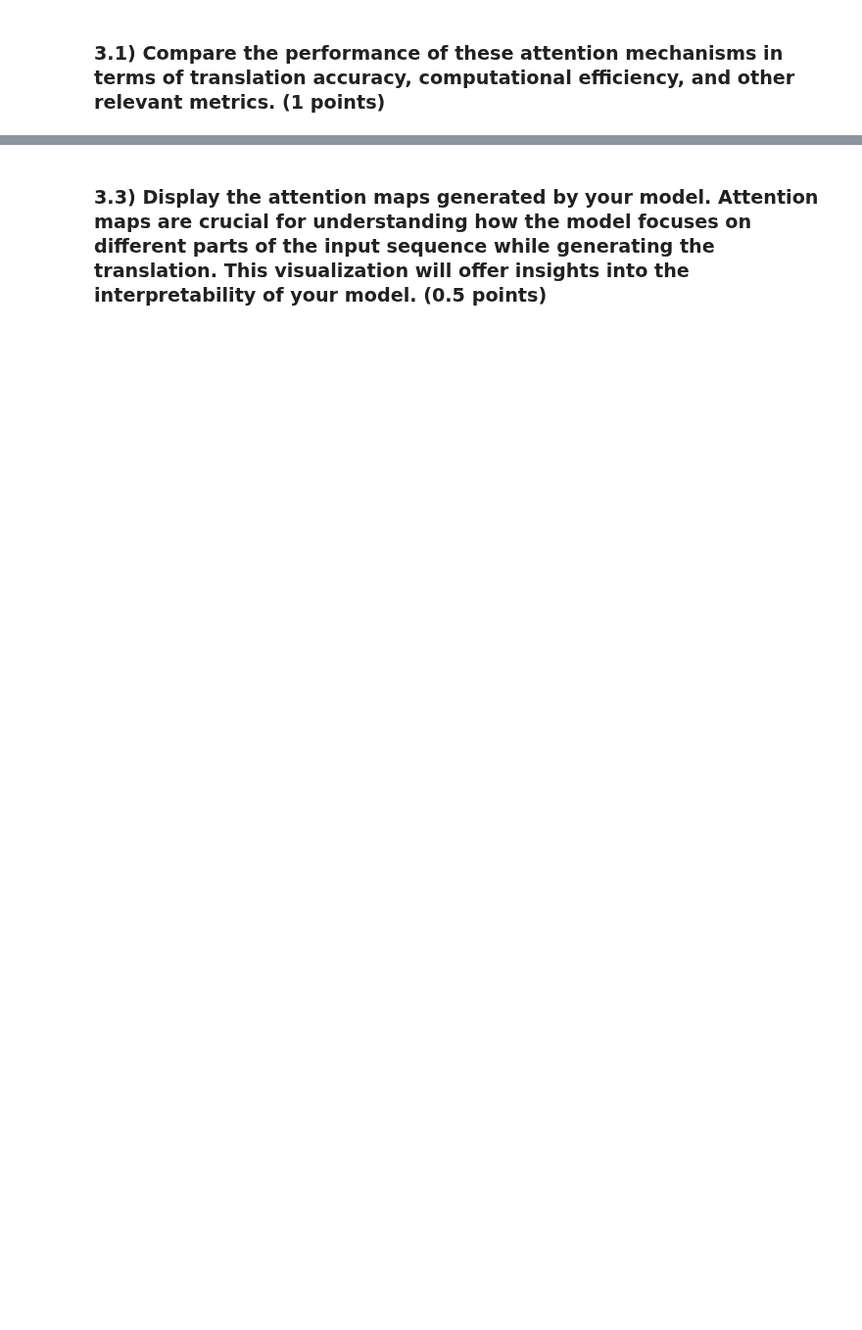
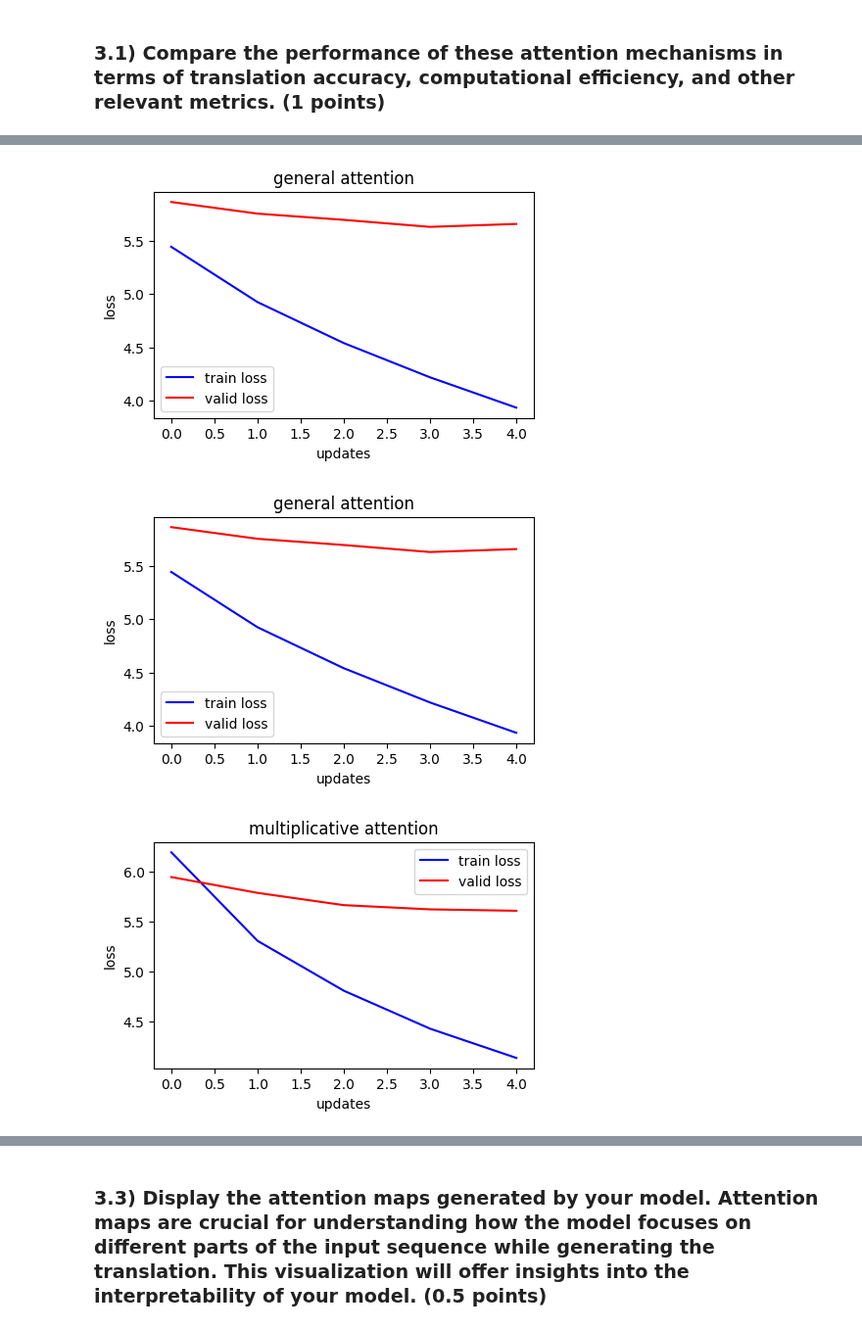
Before and after one commit to sushmi/nlp, a Jupyter notebook: A3/code/a3.ipynb, the cells around one changed output, grey strips where cells are left out. Shown at 98% size. Saved outputs shown, nothing was run; the diff lists cells and outputs as text; code cells hidden in the pictures; blank space fills up the shorter version.

```diff
--- a/A3/code/a3.ipynb
+++ b/A3/code/a3.ipynb
@@ -892,5 +884,7 @@ def count_parameters(model):
         print(f'{item:>6}')
     print(f'______\n{sum(params):>6}')
 
-count_parameters(model)
+for attention_type, local_model in seq2seq_models.items():
+    print(f"Model parameters for {attention_type} attention:")
+    count_parameters(local_model)
 # %% [output]
@@ -914,20 +908,12 @@ ______
 # %% [markdown]
 Our loss function calculates the average loss per token, however by passing the index of the `<pad>` token as the `ignore_index` argument we ignore the loss whenever the target token is a padding token.
-# %%
-import torch.optim as optim
-
-lr = 0.001
-
-#training hyperparameters
-optimizer = optim.Adam(model.parameters(), lr=lr)
-criterion = nn.CrossEntropyLoss(ignore_index = PAD_IDX) #combine softmax with cross entropy
 # %%
 def train(model, loader, optimizer, criterion, clip, loader_length):
 
     model.train()
     epoch_loss = 0
 
-    for i, (src, src_length, trg) in enumerate(loader):
+    for src, src_length, trg in loader:
 
         src = src.to(device)
         trg = trg.to(device)
@@ -958,7 +944,7 @@ def train(model, loader, optimizer, criterion, clip, loader_length):
         epoch_loss += loss.item()
 
         # Clear MPS cache periodically to prevent memory buildup
-        if device.type == 'mps' and i % 50 == 0:
+        if device.type == 'mps':
             torch.mps.empty_cache()
 
     return epoch_loss / loader_length
@@ -1000,6 +988,8 @@ def evaluate(model, loader, criterion, loader_length):
 # %% [markdown]
 Putting everything together
 # %%
-train_loader_length = len(list(iter(train_loader)))
-val_loader_length   = len(list(iter(valid_loader)))
-test_loader_length  = len(list(iter(test_loader)))
+train_loader_length = len(train_loader)
+val_loader_length   = len(valid_loader)
+test_loader_length  = len(test_loader)
+
+train_loader_length, val_loader_length, test_loader_length
@@ -1064,0 +1397,20 @@ for epoch in tqdm(range(num_epochs), desc="Epochs"):
+# %%
+import matplotlib.pyplot as plt
+
+for attention_type in attention_models.keys():
+    tloss = train_losses[attention_type]
+    vloss = valid_losses[attention_type]
+
+    fig = plt.figure(figsize=(5, 3))
+    ax = fig.add_subplot(1, 1, 1)
+    ax.plot(tloss, label = 'train loss', color='blue')
+    ax.plot(vloss, label = 'valid loss', color='red')
+    ax.set_title(f'{attention_type} attention')
+
+    plt.legend()
+    ax.set_xlabel('updates')
+    ax.set_ylabel('loss')
+# %% [output]
+[figure, added]
+[figure, added]
+[figure, added]
```
Also changed, not shown: parts of 68 cells of this notebook, 6 other files.
